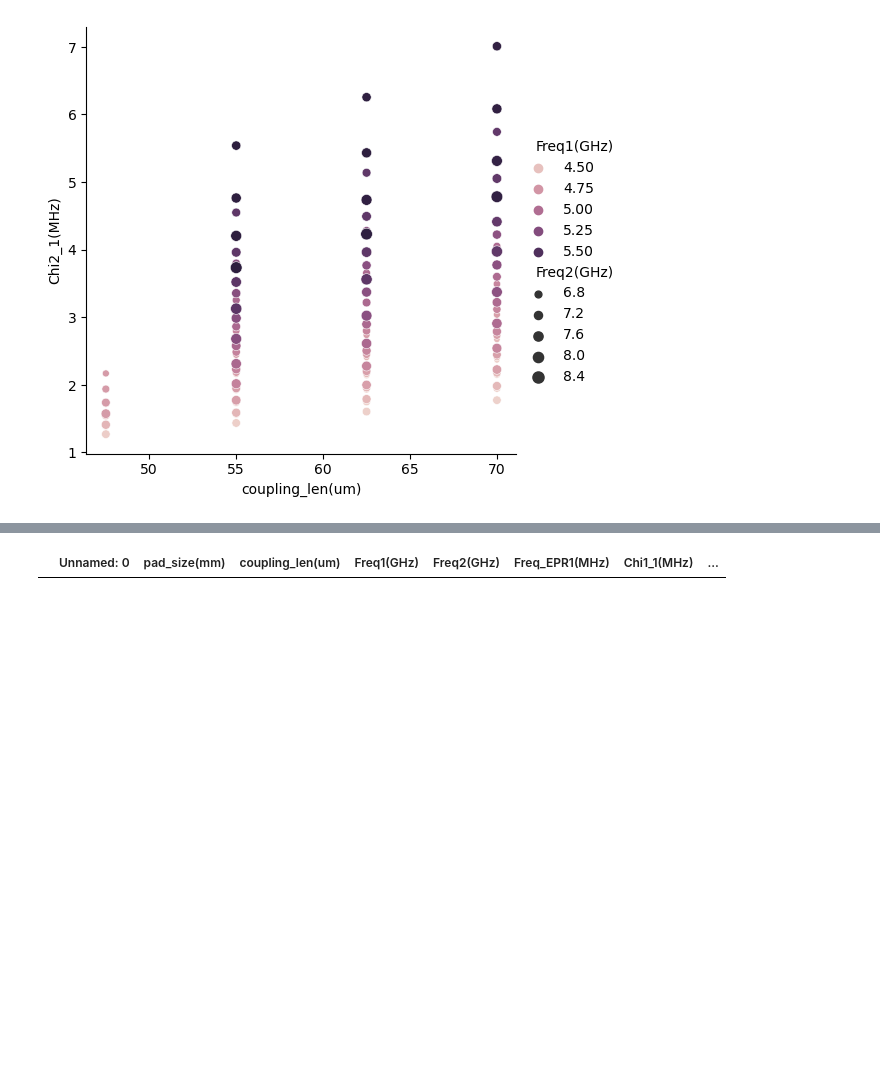
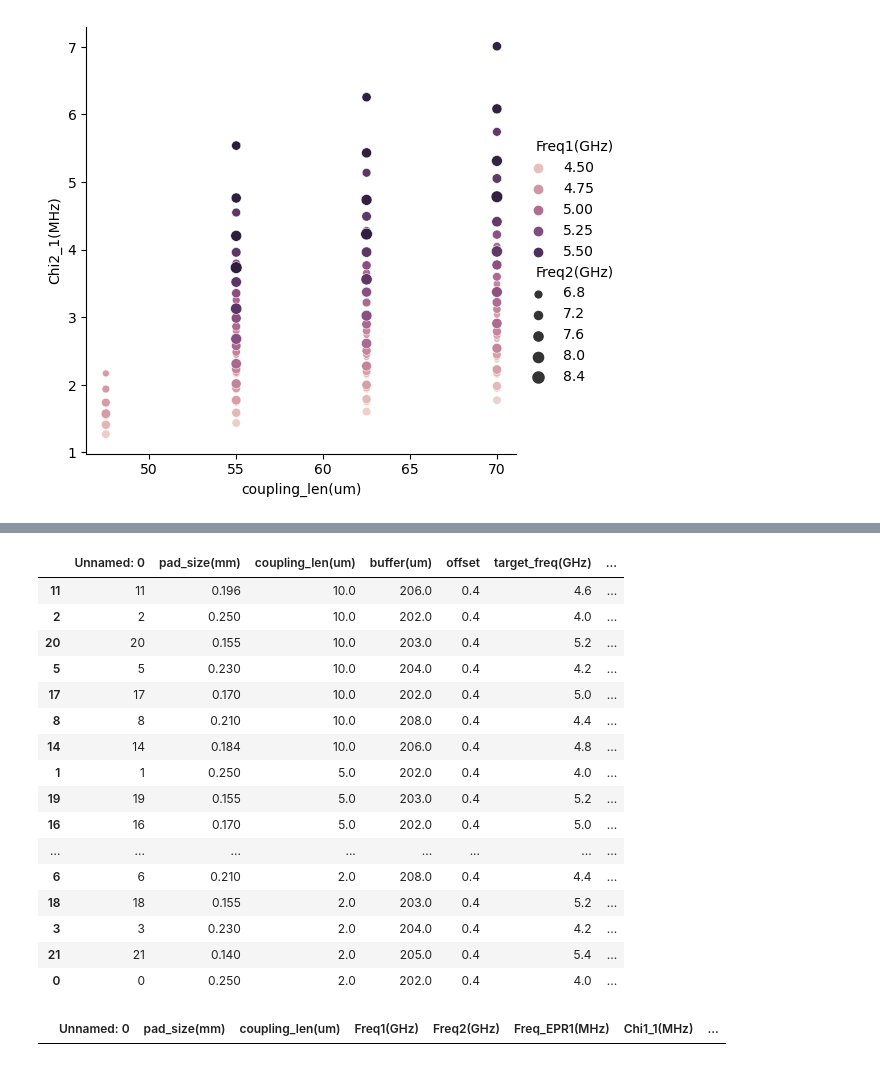
Before and after one commit to Wendywanw/Wendy-qiskit-code, a Jupyter notebook: data/qb_cpw_data_analysis.ipynb, the cells around one changed output, grey strips where cells are left out. Drawn from its saved outputs; the diff is of its cells as text; code cells hidden in the pictures; blank space fills up the shorter version.

```diff
--- a/data/qb_cpw_data_analysis.ipynb
+++ b/data/qb_cpw_data_analysis.ipynb
@@ -273,3 +366,23 @@ sns.relplot(data = data_f, size = 'coupling_len(um)', hue = 'Chi2_1(MHz)', x = '
+# %%
+d
+# %% [output]
+|  | Unnamed: 0 | pad_size(mm) | coupling_len(um) | buffer(um) | offset | target_freq(GHz) | ... |
+| 11 | 11 | 0.196 | 10.0 | 206.0 | 0.4 | 4.6 | ... |
+| 2 | 2 | 0.250 | 10.0 | 202.0 | 0.4 | 4.0 | ... |
+| 20 | 20 | 0.155 | 10.0 | 203.0 | 0.4 | 5.2 | ... |
+| 5 | 5 | 0.230 | 10.0 | 204.0 | 0.4 | 4.2 | ... |
+| 17 | 17 | 0.170 | 10.0 | 202.0 | 0.4 | 5.0 | ... |
+| 8 | 8 | 0.210 | 10.0 | 208.0 | 0.4 | 4.4 | ... |
+| 14 | 14 | 0.184 | 10.0 | 206.0 | 0.4 | 4.8 | ... |
+| 1 | 1 | 0.250 | 5.0 | 202.0 | 0.4 | 4.0 | ... |
+| 19 | 19 | 0.155 | 5.0 | 203.0 | 0.4 | 5.2 | ... |
+| 16 | 16 | 0.170 | 5.0 | 202.0 | 0.4 | 5.0 | ... |
+| ... | ... | ... | ... | ... | ... | ... | ... |
+| 6 | 6 | 0.210 | 2.0 | 208.0 | 0.4 | 4.4 | ... |
+| 18 | 18 | 0.155 | 2.0 | 203.0 | 0.4 | 5.2 | ... |
+| 3 | 3 | 0.230 | 2.0 | 204.0 | 0.4 | 4.2 | ... |
+| 21 | 21 | 0.140 | 2.0 | 205.0 | 0.4 | 5.4 | ... |
+| 0 | 0 | 0.250 | 2.0 | 202.0 | 0.4 | 4.0 | ... |
 # %%
 dat = pd.read_csv('CPW_QB_freq_only2.csv')
 bol = dat['Chi2_1(MHz)']<1.2
```
Also changed, not shown: parts of 18 cells of this notebook, 8 other files.
